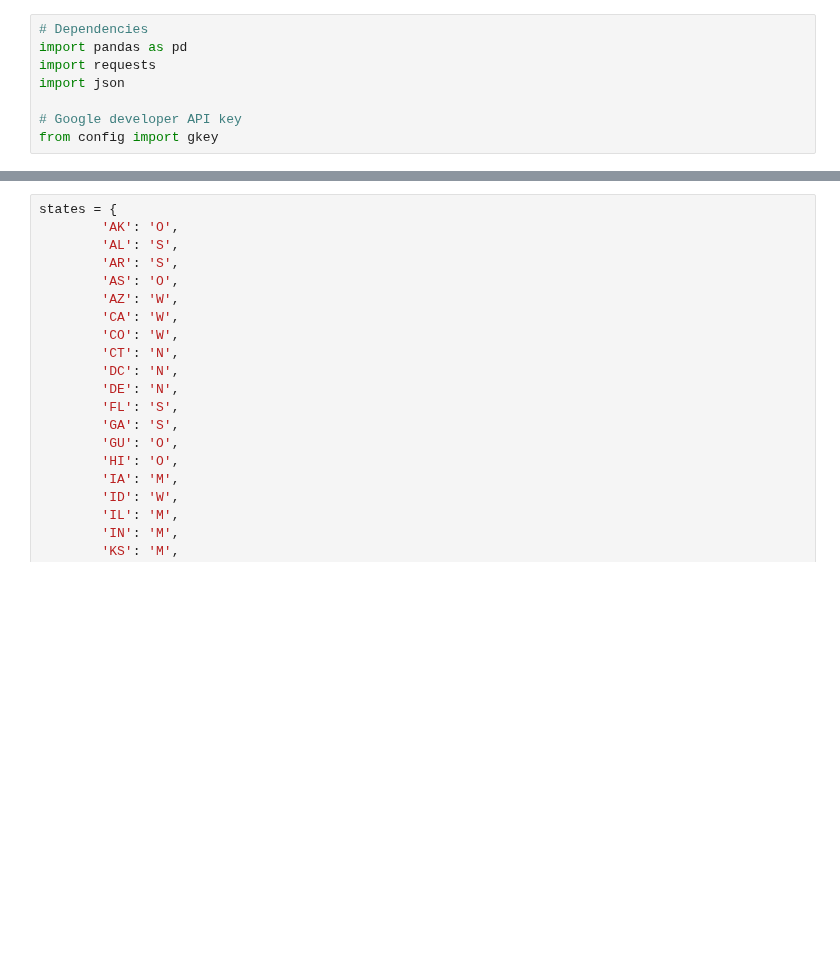
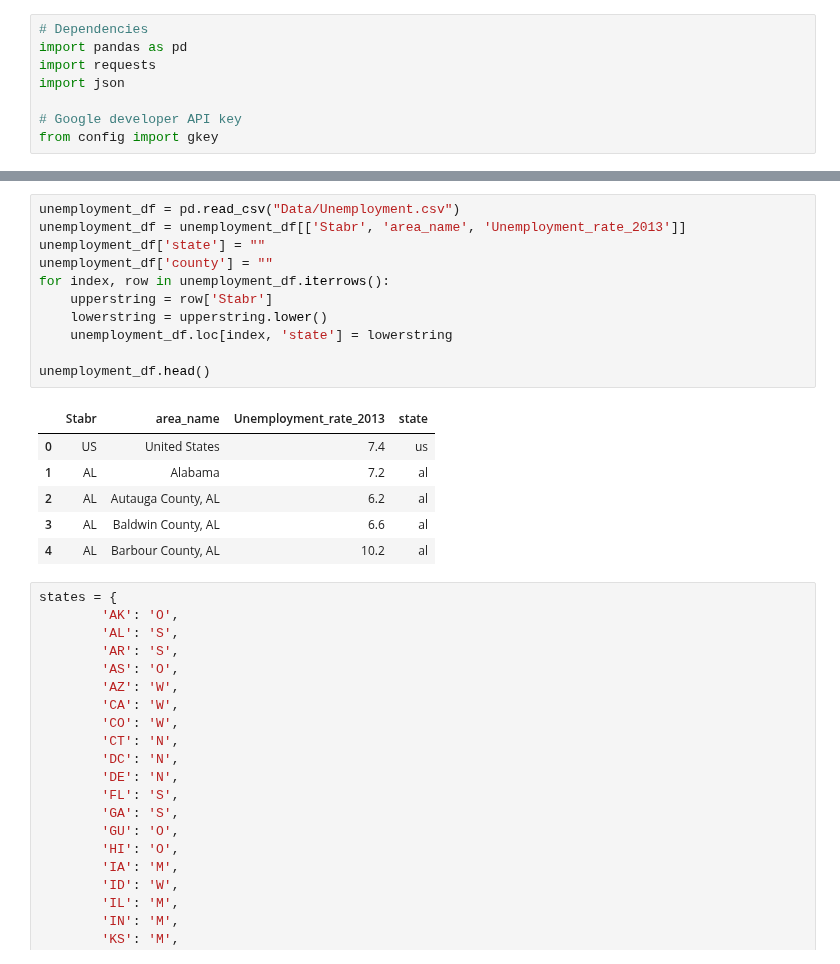
Before and after one commit to mmegancross/project-1-alien-analysis, a Jupyter notebook: Main_script.ipynb, the cells around one changed output, grey strips where cells are left out. Cells and saved outputs as stored; diff of their text form; blank space fills up the shorter version.

```diff
--- a/Main_script.ipynb
+++ b/Main_script.ipynb
@@ -76,3 +127,21 @@ for index, row in Aliens2013_df.head(1).iterrows():
+# %%
+unemployment_df = pd.read_csv("Data/Unemployment.csv")
+unemployment_df = unemployment_df[['Stabr', 'area_name', 'Unemployment_rate_2013']]
+unemployment_df['state'] = ""
+unemployment_df['county'] = ""
+for index, row in unemployment_df.iterrows():
+    upperstring = row['Stabr']
+    lowerstring = upperstring.lower()
+    unemployment_df.loc[index, 'state'] = lowerstring
+
+unemployment_df.head()
+# %% [output]
+|  | Stabr | area_name | Unemployment_rate_2013 | state |
+| 0 | US | United States | 7.4 | us |
+| 1 | AL | Alabama | 7.2 | al |
+| 2 | AL | Autauga County, AL | 6.2 | al |
+| 3 | AL | Baldwin County, AL | 6.6 | al |
+| 4 | AL | Barbour County, AL | 10.2 | al |
 # %%
 states = {
         'AK': 'O',
```
Also changed, not shown: parts of 1 cell of this notebook, 2 other files.
